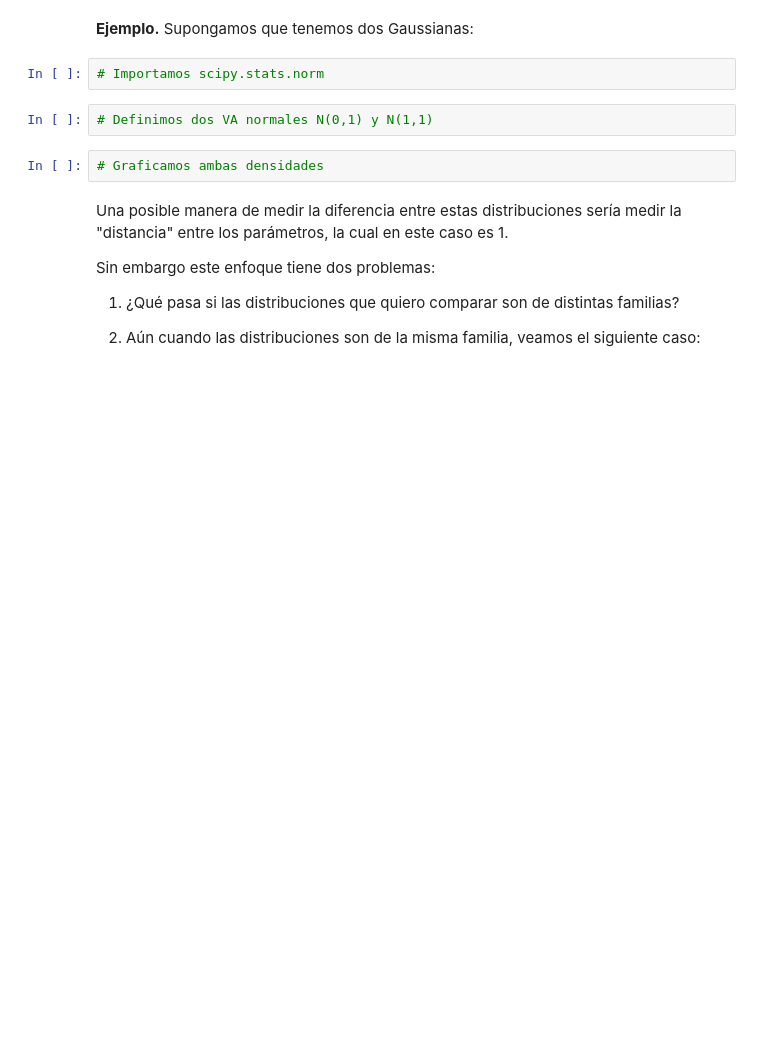
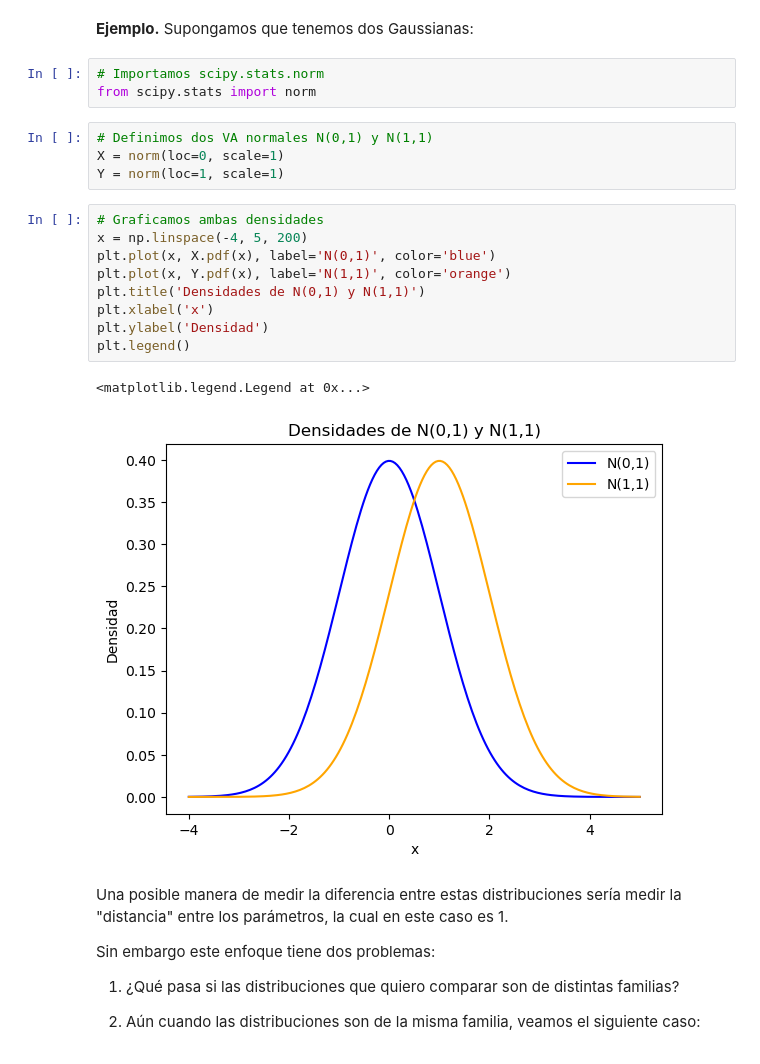
Before and after one commit to esjimenezro/meb2025, a Jupyter notebook: modulo_adicional/tema2/1_preliminares_matematicos.ipynb, the cells around one changed output. Saved outputs shown, nothing was run; the diff lists cells and outputs as text; blank space fills up the shorter version.

```diff
--- a/modulo_adicional/tema2/1_preliminares_matematicos.ipynb
+++ b/modulo_adicional/tema2/1_preliminares_matematicos.ipynb
@@ -101,10 +122,23 @@ Una manera de medir esto es usando la **divergencia de Kullback-Leibler**.
 **Ejemplo.** Supongamos que tenemos dos Gaussianas:
 # %%
 # Importamos scipy.stats.norm
+from scipy.stats import norm
 # %%
 # Definimos dos VA normales N(0,1) y N(1,1)
+X = norm(loc=0, scale=1)
+Y = norm(loc=1, scale=1)
-# %%
-# Graficamos ambas densidades
+# %%
+# Graficamos ambas densidades
+x = np.linspace(-4, 5, 200)
+plt.plot(x, X.pdf(x), label='N(0,1)', color='blue')
+plt.plot(x, Y.pdf(x), label='N(1,1)', color='orange')
+plt.title('Densidades de N(0,1) y N(1,1)')
+plt.xlabel('x')
+plt.ylabel('Densidad')
+plt.legend()
+# %% [output]
+<matplotlib.legend.Legend at 0x...>
+[figure, added]
 # %% [markdown]
 Una posible manera de medir la diferencia entre estas distribuciones sería medir la "distancia" entre los parámetros, la cual en este caso es 1.
 
```
Also changed, not shown: parts of 20 cells of this notebook.
